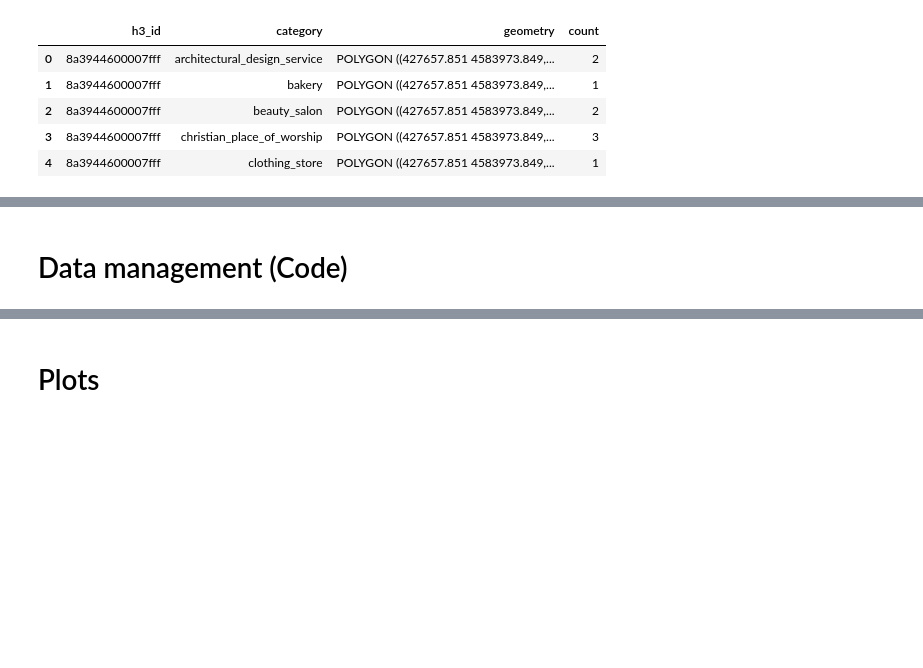
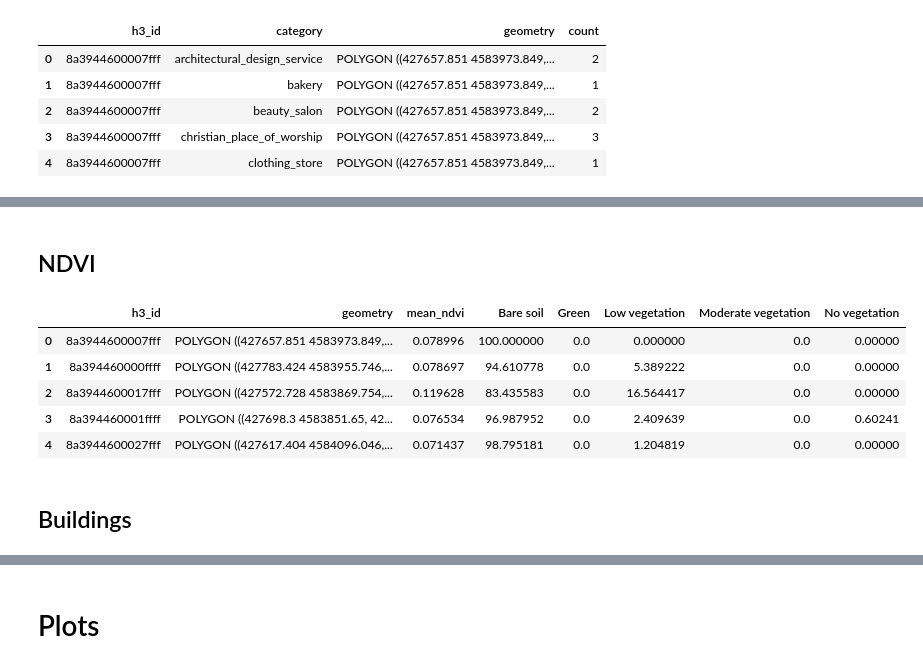
Before and after one commit to jammy-data/REALLOCATE_AI, a Jupyter notebook: notebooks/03_aggregate_into_h3.ipynb, the cells around one changed output, grey strips where cells are left out. Cells and saved outputs as stored; diff of their text form; code cells hidden in the pictures; blank space fills up the shorter version.

```diff
--- a/notebooks/03_aggregate_into_h3.ipynb
+++ b/notebooks/03_aggregate_into_h3.ipynb
@@ -81,2 +60,54 @@ results_wide = gpd.GeoDataFrame(
-# %% [markdown]
-# Data management (Code)
+# %% [markdown]
+## NDVI
+# %%
+# --- Read NDVI data and align CRS with H3 grid ---
+ndvi = gpd.read_parquet(INTERIM_DATA_DIR / "ndvi_data.parquet")
+ndvi.to_crs(gdf_h3.crs, inplace=True)
+
+# --- Spatial join with H3 cells ---
+ndvi = gpd.sjoin(
+    gdf_h3[['h3_id', 'geometry']],
+    ndvi[['NDVI', 'geometry']],
+    how='left',
+    predicate='contains'
+)
+
+# --- Define NDVI categories ---
+def ndvi_category(ndvi_value):
+    if ndvi_value < 0:
+        return 'No vegetation'
+    elif ndvi_value < 0.2:
+        return 'Bare soil'
+    elif ndvi_value < 0.5:
+        return 'Low vegetation'
+    elif ndvi_value < 0.7:
+        return 'Moderate vegetation'
+    else:
+        return 'Green'
+
+ndvi['category'] = ndvi['NDVI'].apply(ndvi_category)
+
+# --- Compute mean NDVI per H3 cell ---
+mean_ndvi = ndvi.groupby(['h3_id', 'geometry'])['NDVI'].mean().reset_index(name='mean_ndvi')
+
+# --- Compute category percentages per H3 cell ---
+total_counts = ndvi.groupby('h3_id').size().rename('total')
+category_counts = ndvi.groupby(['h3_id', 'category']).size().unstack(fill_value=0)
+category_percent = (category_counts.div(total_counts, axis=0) * 100).reset_index()
+
+# --- Merge mean NDVI and category percentages ---
+results_ndvi = mean_ndvi.merge(category_percent, on='h3_id', how='left')
+
+# Make geodataframe
+results_ndvi = gpd.GeoDataFrame(results_ndvi, geometry='geometry', crs=gdf_h3.crs)
+
+results_ndvi.head()
+# %% [output]
+|  | h3_id | geometry | mean_ndvi | Bare soil | Green | Low vegetation | Moderate vegetation | No vegetation |
+| 0 | 8a3944600007fff | POLYGON ((427657.851 4583973.849,... | 0.078996 | 100.000000 | 0.0 | 0.000000 | 0.0 | 0.00000 |
+| 1 | 8a394460000ffff | POLYGON ((427783.424 4583955.746,... | 0.078697 | 94.610778 | 0.0 | 5.389222 | 0.0 | 0.00000 |
+| 2 | 8a3944600017fff | POLYGON ((427572.728 4583869.754,... | 0.119628 | 83.435583 | 0.0 | 16.564417 | 0.0 | 0.00000 |
+| 3 | 8a394460001ffff | POLYGON ((427698.3 4583851.65, 42... | 0.076534 | 96.987952 | 0.0 | 2.409639 | 0.0 | 0.60241 |
+| 4 | 8a3944600027fff | POLYGON ((427617.404 4584096.046,... | 0.071437 | 98.795181 | 0.0 | 1.204819 | 0.0 | 0.00000 |
+# %% [markdown]
+## Buildings
```
Also changed, not shown: parts of 17 cells of this notebook.
